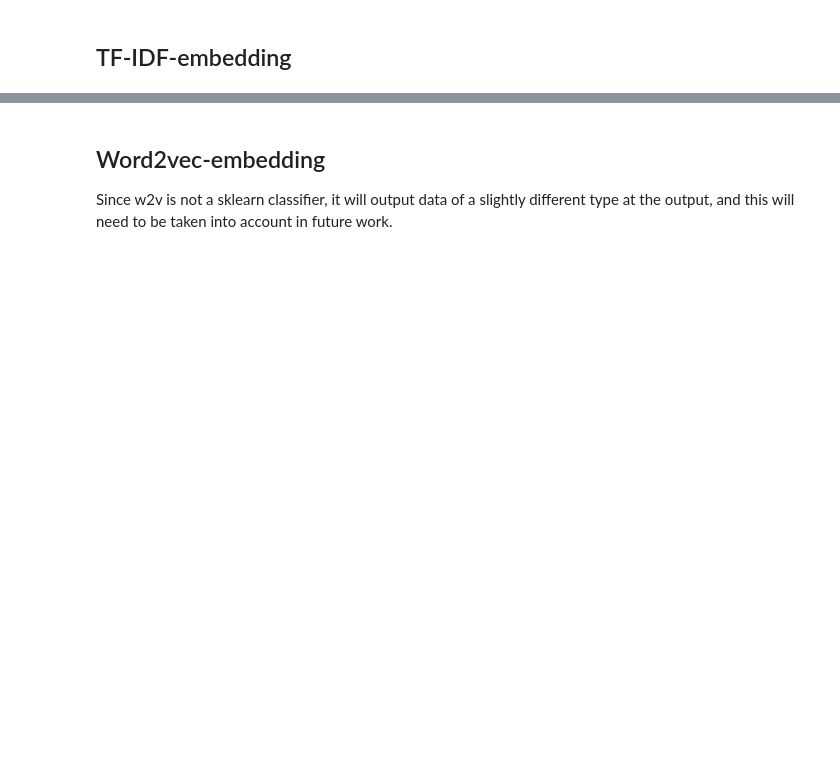
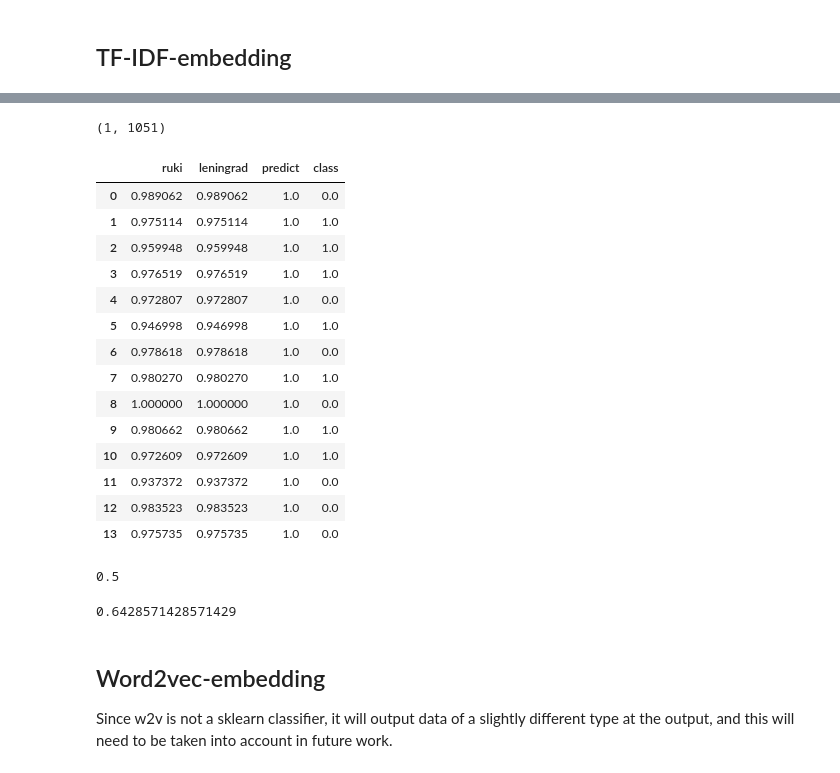
Before and after one commit to breadrock1/ML-labs, a Jupyter notebook: lab6/L6_NLP.ipynb, the cells around one changed output, grey strips where cells are left out. Cells and saved outputs as stored; diff of their text form; code cells hidden in the pictures; blank space fills up the shorter version.

```diff
--- a/lab6/L6_NLP.ipynb
+++ b/lab6/L6_NLP.ipynb
@@ -123,3 +188,45 @@ tfidf_train.toarray().shape
+# %%
+r_mean_tfidf = np.sum(tfidf_train[y_train.equals(0)], axis=0)
+r_mean_tfidf.shape
+# %% [output]
+(1, 1051)
+# %%
+l_mean_tfidf = np.sum(tfidf_train[y_train.equals(1)], axis=0)
+# %%
+tfidf_r = np.apply_along_axis(cosine, 1, tfidf_test.toarray(), v=r_mean_tfidf)
+tfidf_l = np.apply_along_axis(cosine, 1, tfidf_test.toarray(), v=l_mean_tfidf)
+
+tfidf_results = pd.DataFrame([
+    tfidf_r,
+    tfidf_l,
+    np.maximum(tfidf_r, tfidf_l) == tfidf_l,
+    y_test], index=["ruki", "leningrad", "predict", "class"]).T.astype(np.float)
+tfidf_results
+# %% [output]
+|  | ruki | leningrad | predict | class |
+| 0 | 0.989062 | 0.989062 | 1.0 | 0.0 |
+| 1 | 0.975114 | 0.975114 | 1.0 | 1.0 |
+| 2 | 0.959948 | 0.959948 | 1.0 | 1.0 |
+| 3 | 0.976519 | 0.976519 | 1.0 | 1.0 |
+| 4 | 0.972807 | 0.972807 | 1.0 | 0.0 |
+| 5 | 0.946998 | 0.946998 | 1.0 | 1.0 |
+| 6 | 0.978618 | 0.978618 | 1.0 | 0.0 |
+| 7 | 0.980270 | 0.980270 | 1.0 | 1.0 |
+| 8 | 1.000000 | 1.000000 | 1.0 | 0.0 |
+| 9 | 0.980662 | 0.980662 | 1.0 | 1.0 |
+| 10 | 0.972609 | 0.972609 | 1.0 | 1.0 |
+| 11 | 0.937372 | 0.937372 | 1.0 | 0.0 |
+| 12 | 0.983523 | 0.983523 | 1.0 | 0.0 |
+| 13 | 0.975735 | 0.975735 | 1.0 | 0.0 |
+# %%
+accuracy_score(tfidf_results['predict'], tfidf_results['class'])
+# %% [output]
+0.5
+# %%
+from sklearn.ensemble import RandomForestClassifier
+RandomForestClassifier().fit(tfidf_train.toarray(), y_train.tolist()).score(tfidf_test.toarray(), y_test.tolist())
+# %% [output]
+0.6428571428571429
 # %% [markdown]
 ## Word2vec-embedding
 
```
Also changed, not shown: parts of 53 cells of this notebook, 37 other files.
